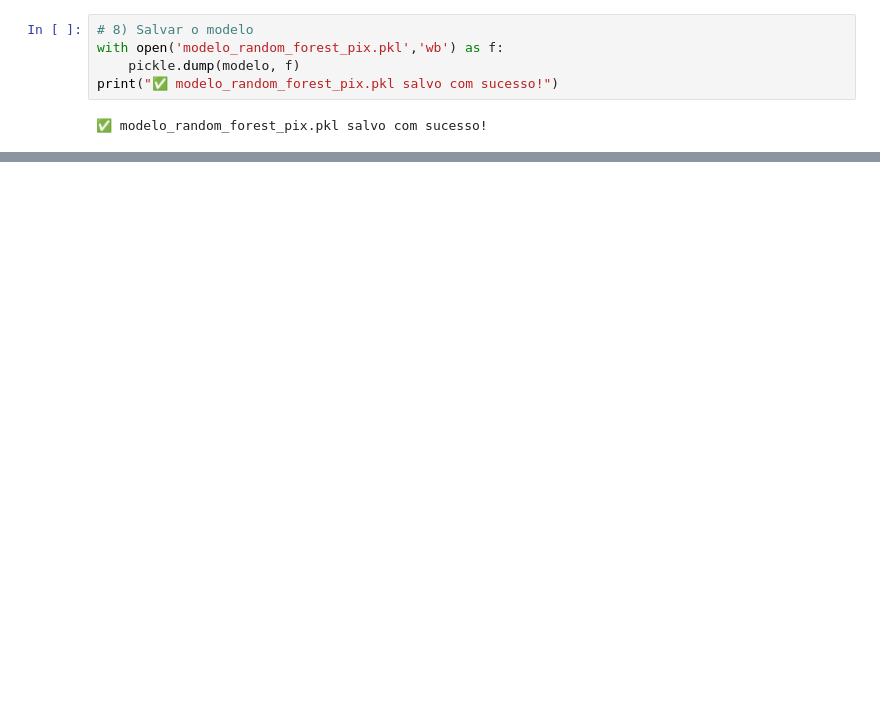
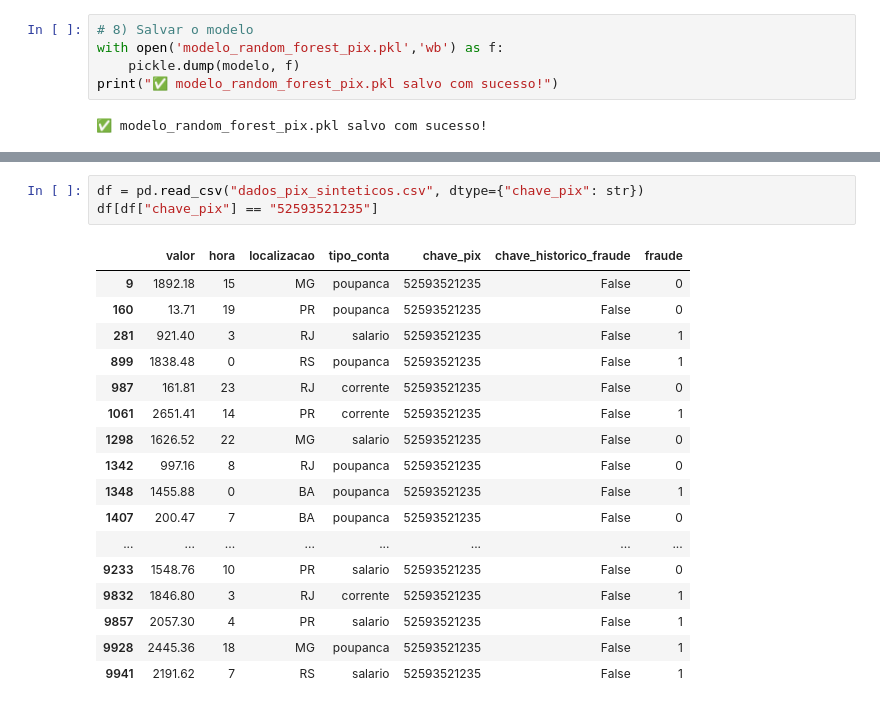
Before and after one commit to SilvinhaPatty/modelo-antifraude-pix, a Jupyter notebook: modelo_pix_antifraude.ipynb, the cells around one changed output, grey strips where cells are left out. Saved outputs shown, nothing was run; the diff lists cells and outputs as text; blank space fills up the shorter version.

```diff
--- a/modelo_pix_antifraude.ipynb
+++ b/modelo_pix_antifraude.ipynb
@@ -179,0 +230,21 @@ files.download('modelo_random_forest_pix.pkl')
+# %%
+df = pd.read_csv("dados_pix_sinteticos.csv", dtype={"chave_pix": str})
+df[df["chave_pix"] == "52593521235"]
+# %% [output]
+|  | valor | hora | localizacao | tipo_conta | chave_pix | chave_historico_fraude | fraude |
+| 9 | 1892.18 | 15 | MG | poupanca | 52593521235 | False | 0 |
+| 160 | 13.71 | 19 | PR | poupanca | 52593521235 | False | 0 |
+| 281 | 921.40 | 3 | RJ | salario | 52593521235 | False | 1 |
+| 899 | 1838.48 | 0 | RS | poupanca | 52593521235 | False | 1 |
+| 987 | 161.81 | 23 | RJ | corrente | 52593521235 | False | 0 |
+| 1061 | 2651.41 | 14 | PR | corrente | 52593521235 | False | 1 |
+| 1298 | 1626.52 | 22 | MG | salario | 52593521235 | False | 0 |
+| 1342 | 997.16 | 8 | RJ | poupanca | 52593521235 | False | 0 |
+| 1348 | 1455.88 | 0 | BA | poupanca | 52593521235 | False | 1 |
+| 1407 | 200.47 | 7 | BA | poupanca | 52593521235 | False | 0 |
+| ... | ... | ... | ... | ... | ... | ... | ... |
+| 9233 | 1548.76 | 10 | PR | salario | 52593521235 | False | 0 |
+| 9832 | 1846.80 | 3 | RJ | corrente | 52593521235 | False | 1 |
+| 9857 | 2057.30 | 4 | PR | salario | 52593521235 | False | 1 |
+| 9928 | 2445.36 | 18 | MG | poupanca | 52593521235 | False | 1 |
+| 9941 | 2191.62 | 7 | RS | salario | 52593521235 | False | 1 |
```
Also changed, not shown: parts of 11 cells of this notebook, 4 other files.
